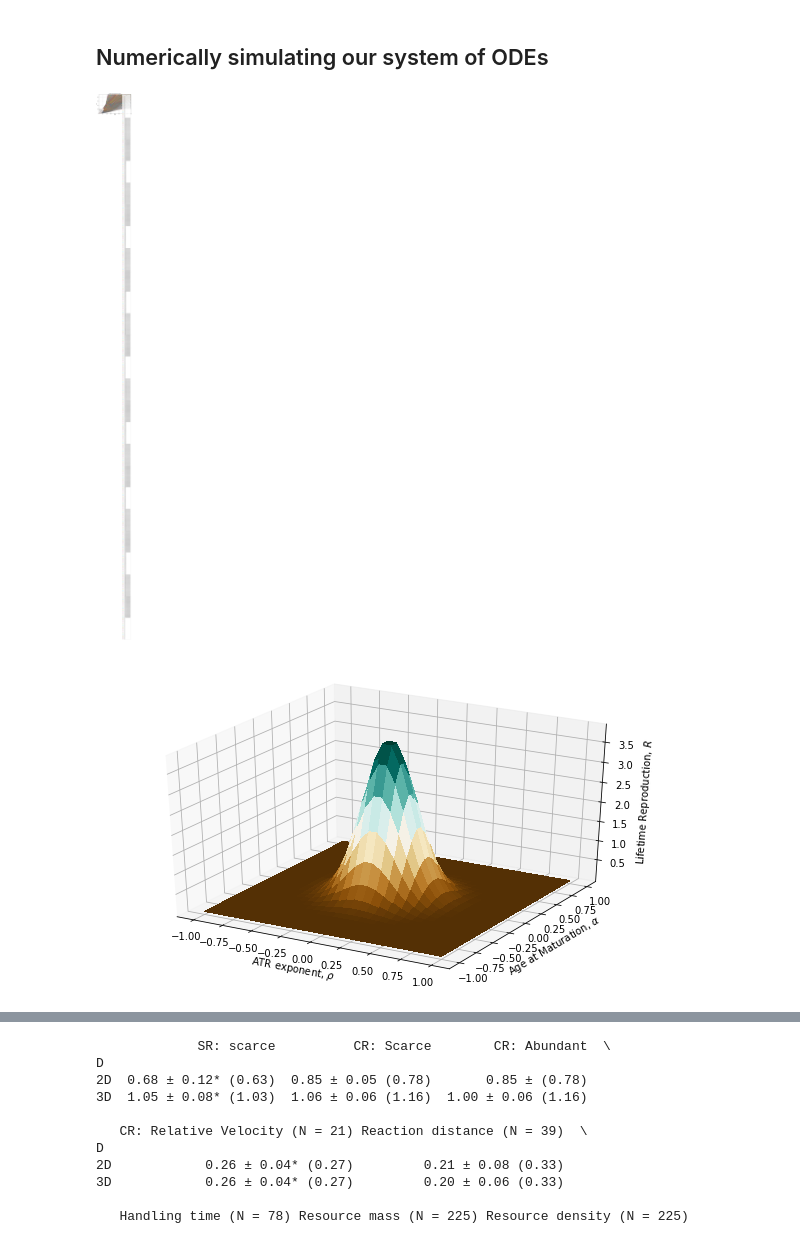
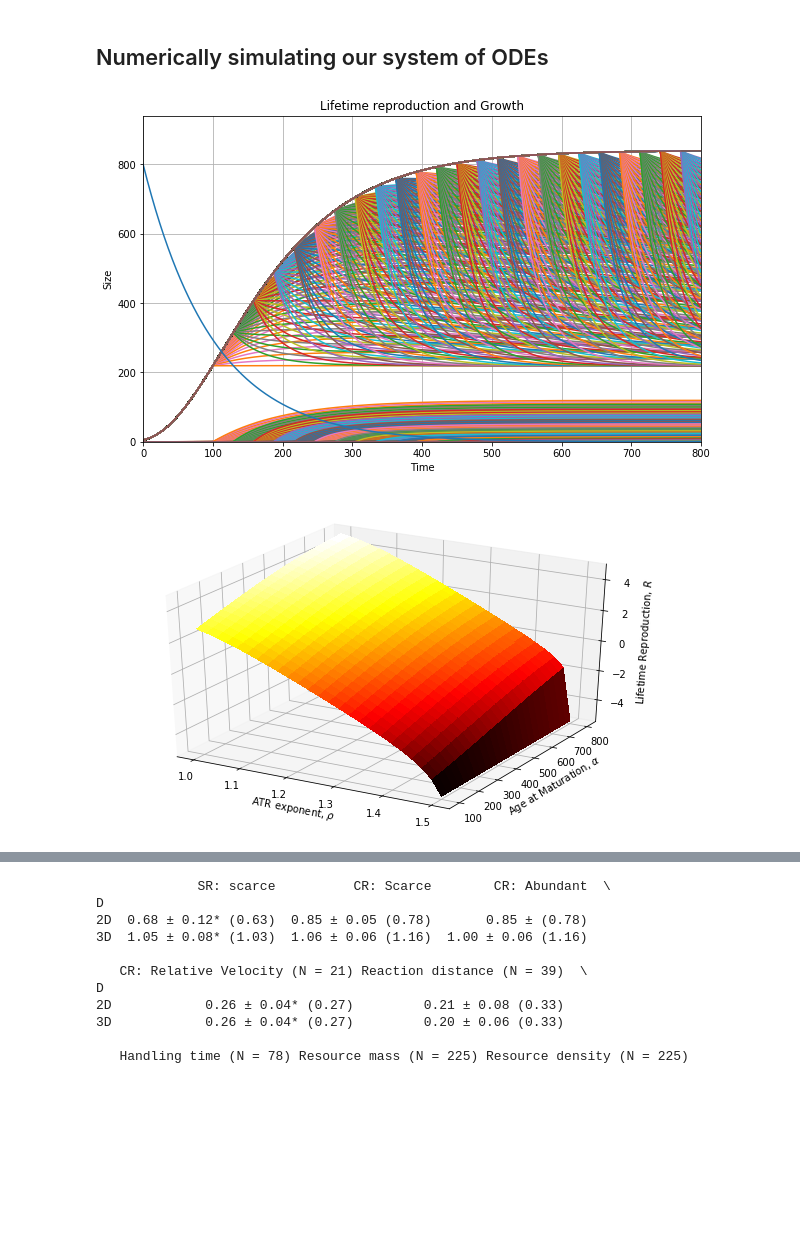
Before and after one commit to lvassor/HyperallometricFecundity, a Jupyter notebook: Code/ontogenetic_growth.ipynb, the cells around one changed output, grey strips where cells are left out. Drawn from its saved outputs; the diff is of its cells as text; code cells hidden in the pictures; blank space fills up the shorter version.

```diff
--- a/Code/ontogenetic_growth.ipynb
+++ b/Code/ontogenetic_growth.ipynb
@@ -521,25 +526,27 @@ def dCR_dt(pops, t, a,b,c,rho,alpha):
     m = pops[0]
     r = pops[1]
     Q = L(t)
-#     print(Q)
-    dRdt = Q*c * m**rho # because lifetime R is the integral of RHS, so ODE is RHS with no integrand
-    if t < alpha:
+    if t < alpha:            # juvenile stage
         dmdt = a*(m**0.75) - b*m
-    elif t > alpha:
+        dRdt = 0
+    elif t > alpha:          # mature adult stage
         dmdt = a*(m**0.75) - b*m - c*(m**rho)
+        dRdt = Q*c * m**rho      # because lifetime R is the integral of RHS, so ODE is RHS with no integrand
     return sc.array([dmdt, dRdt])
 
+
 # set parameters
-# a = 0.2
-# b = a/(840**0.25)
-# c = 0.001
 alpha = 200
 rho = 1
-rho_values = np.linspace(1,1.5,25)
-alpha_values = np.linspace(100,250,25)
+resolution = 25
+rho_values = np.linspace(1,1.5,resolution)
+alpha_values = np.linspace(100,800,resolution)
+mu = 0.01
+
+
 # Define the time vector
 t = np.arange(0, 800, 1)
-mu = 0.001
+
 
 # set the initial conditions for the two populations (10 resources and 5 consumers per unit area)
 hypothetical_starting_reproduction = c*hypothetical_starting_mass**rho
@@ -547,72 +554,49 @@ m0 = 5
 r0 = hypothetical_starting_reproduction
 rm0 = sc.array([m0, r0])
 
-# Integration
+
+# Integration - loop through all maturation ages within all exponent values
+cumRepro = np.array([])
 for i, rho in enumerate(rho_values):
     rho = rho_values[i]
-    for j in range(len(alpha_values)):
+    for j, alpha in enumerate(alpha_values):
         alpha = alpha_values[j]
         lifetime_repro, infodict = integrate.odeint(dCR_dt, rm0, t, args = (a,b,c,rho,alpha),full_output = True)
         color = next(ax._get_lines.prop_cycler)['color'] # keep color the same for both growth curve and repro curve with same rho value
         plt.plot(t, lifetime_repro[:,0], color = color, label = rho_values[i])
         plt.plot(t, lifetime_repro[:,1], color = color) # label = 'Mass with Time')
-
-#         print(len(lifetime_repro))
+        cumRepro = np.append(cumRepro, lifetime_repro[-1][1]) # only want repro so print second element of scipy array
 
 
-# # Plot predator-prey cycles & Output
-# plt.plot(t, pops[:,0], 'b-', label = 'Mass')
-# plt.plot(t, pops[:,1], 'g-', label = 'Lifetime reproduction') #plot
-# plt.plot(t, np.exp(-t), 'r-', label = "P(survival)") # bounded [0,1] because exponential
+# Plot growth curves under different regimes
 plt.grid()
-plt.legend(loc='best', title=r'$\rho$ = ')
+plt.plot(t, 800*L(t))
+# plt.legend(loc='best', title=r'$\rho$ = ')
 plt.xlabel('Time')
 axes = plt.gca()
 axes.set_xlim([0,len(time)])
 axes.set_ylim([0,hypothetical_asymptotic_mass+100])
 plt.ylabel('Size')
 plt.title("Lifetime reproduction and Growth")
-plt.annotate('Parameters: \n a = {}, \n b = {}, \n c = {}, \n {} = {}'.format(str(a), str(b), str(c), r'$\rho$', str(rho)), xy=(20, 70), xytext=(4, 35))
 plt.show()
 
-# Plot mortality rate
-# plt.plot(t, np.exp(-t))
-# plt.grid()
-# plt.xlabel('Time')
-# axes = plt.gca()
-# axes.set_ylim([0,1])
-# axes.set_xlim([0,40])
-# plt.ylabel(r'$L(x)$')
-# plt.title("P(survival) over lifetime")
-# plt.show()
 
-###############
-# 3D PLOT:    #
-###############
-x, y = np.mgrid[-1.0:1.0:30j, -1.0:1.0:30j]
-# print(x)
-# print(y)
-# Need an (N, 2) array of (x, y) pairs.
-xy = np.column_stack([x.flat, y.flat])
-# print(xy)
-mu = np.array([0.0, 0.0])
 
-sigma = np.array([.2, .2])
-covariance = np.diag(sigma**2)
+# 3D PLOT: (Fitness Surface)
+x,y = np.meshgrid(rho_values, alpha_values) # generates a 25x25 grid for rho and alpha respectively (ie. all the x values and all the y values)
+z = np.log(cumRepro)
 
-z = multivariate_normal.pdf(xy, mean=mu, cov=covariance)
-
-# Reshape back to a (30, 30) grid.
+# Reshape cumRepro array to a (25,25) grid.
 z = z.reshape(x.shape)
 
 # Plot
 fig = plt.figure()
 ax = fig.add_subplot(111, projection='3d')
-surf = ax.plot_surface(x, y, z, cmap=cm.BrBG,linewidth=0, antialiased=False)
+surf = ax.plot_surface(x, y, z, cmap=cm.hot,linewidth=0, antialiased=False)
 ax.set_xlabel('ATR exponent, {}'.format(r'$\rho$'))
 ax.set_ylabel('Age at Maturation, {}'.format(r'$\alpha$'))
 ax.set_zlabel('Lifetime Reproduction, {}'.format(r'$R$'))
 plt.show()
 # %% [output]
-[figure, old version]
+[figure, new version]
-[figure, old version]
+[figure, new version]
```
Also changed, not shown: parts of 17 cells of this notebook, 1 other file.
